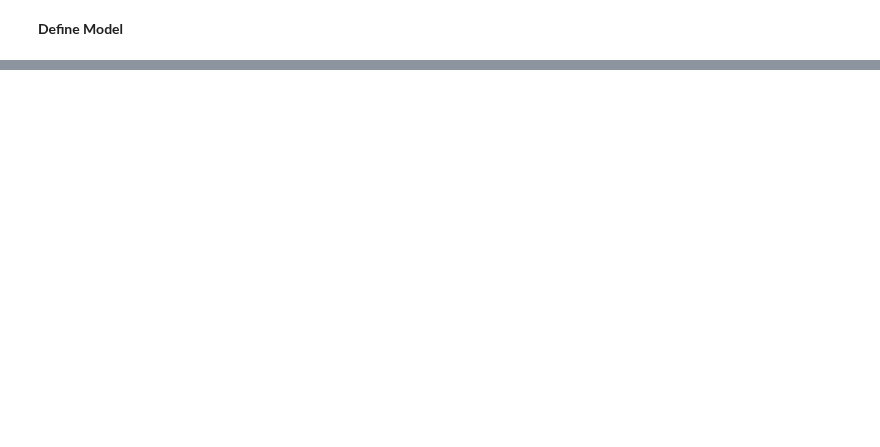
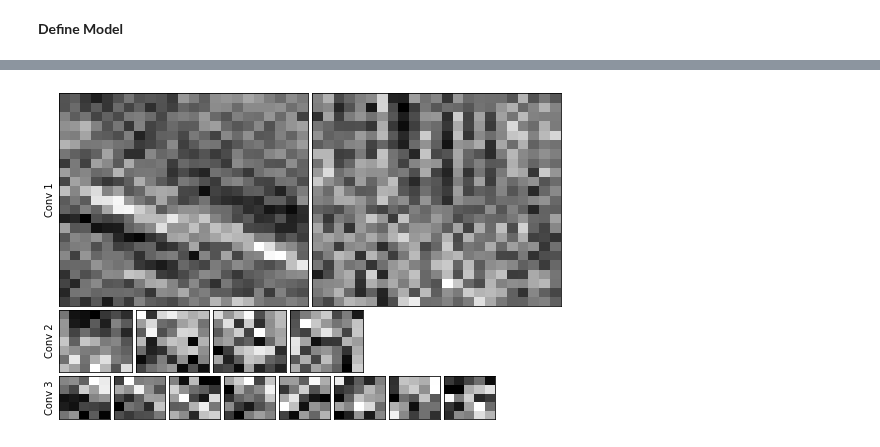
Before and after one commit to Kojey/MSc-whistler-waves-detector, a Jupyter notebook: ipy/report/chapter6_1.ipynb, the cells around one changed output, grey strips where cells are left out. Drawn from its saved outputs; the diff is of its cells as text; code cells hidden in the pictures; blank space fills up the shorter version.

```diff
--- a/ipy/report/chapter6_1.ipynb
+++ b/ipy/report/chapter6_1.ipynb
@@ -288,0 +315,40 @@ f,t
+# %%
+model = nn.load_model(name=name)
+kernels = []
+for i in range(3):
+    filters, biases = nn.get_conv_layers(model)[i].get_weights()
+    f_min, f_max = filters.min(), filters.max()
+    filters = (filters-f_min)/(f_max-f_min)
+    n_filters, ix = filters.shape[-1], 1
+    for i in range(n_filters):
+        # get the filters
+        f = filters[:,:,:,i]
+        kernels.append(f[:,:,0])
+# %%
+fig = plt.figure(figsize=(9,6))
+grid = plt.GridSpec(35, 46, wspace=0.6, hspace=0.6)
+ix = 0
+for i in range(2):
+    ax = fig.add_subplot(grid[:23, i*23:(i+1)*23])
+    ax.set_xticks([])
+    ax.set_yticks([])
+    ax.pcolormesh(kernels[ix],cmap='gray')
+    if i==0: ax.set_ylabel('Conv 1');
+    ix += 1
+for i in range(4):
+    ax = fig.add_subplot(grid[23:23+7, i*7:(i+1)*7])
+    ax.set_xticks([])
+    ax.set_yticks([])
+    ax.pcolormesh(kernels[ix],cmap='gray')
+    if i==0: ax.set_ylabel('Conv 2');
+    ix += 1
+for i in range(8):
+    ax = fig.add_subplot(grid[23+7:23+7+5, i*5:(i+1)*5])
+    ax.set_xticks([])
+    ax.set_yticks([])
+    ax.pcolormesh(kernels[ix],cmap='gray')
+    if i==0: ax.set_ylabel('Conv 3');
+    ix += 1
+plt.show()
+# %% [output]
+[figure, added]
```
Also changed, not shown: parts of 25 cells of this notebook, 4 other files.
